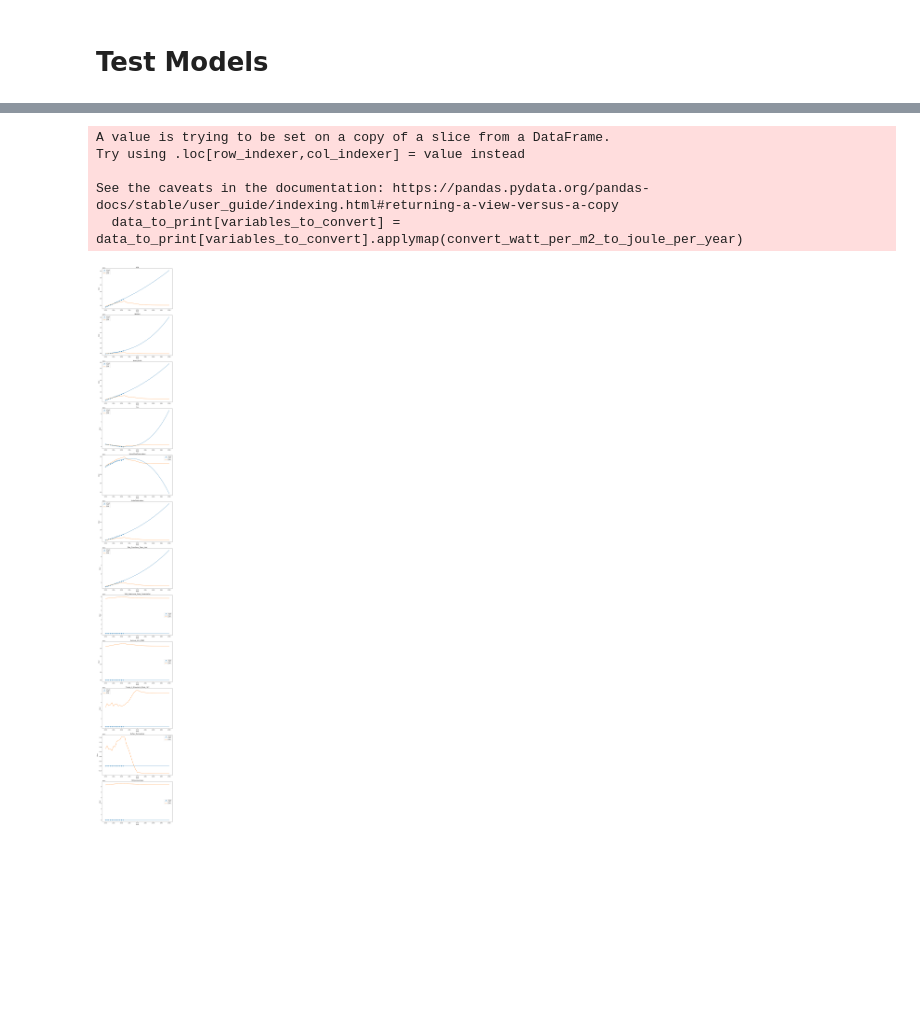
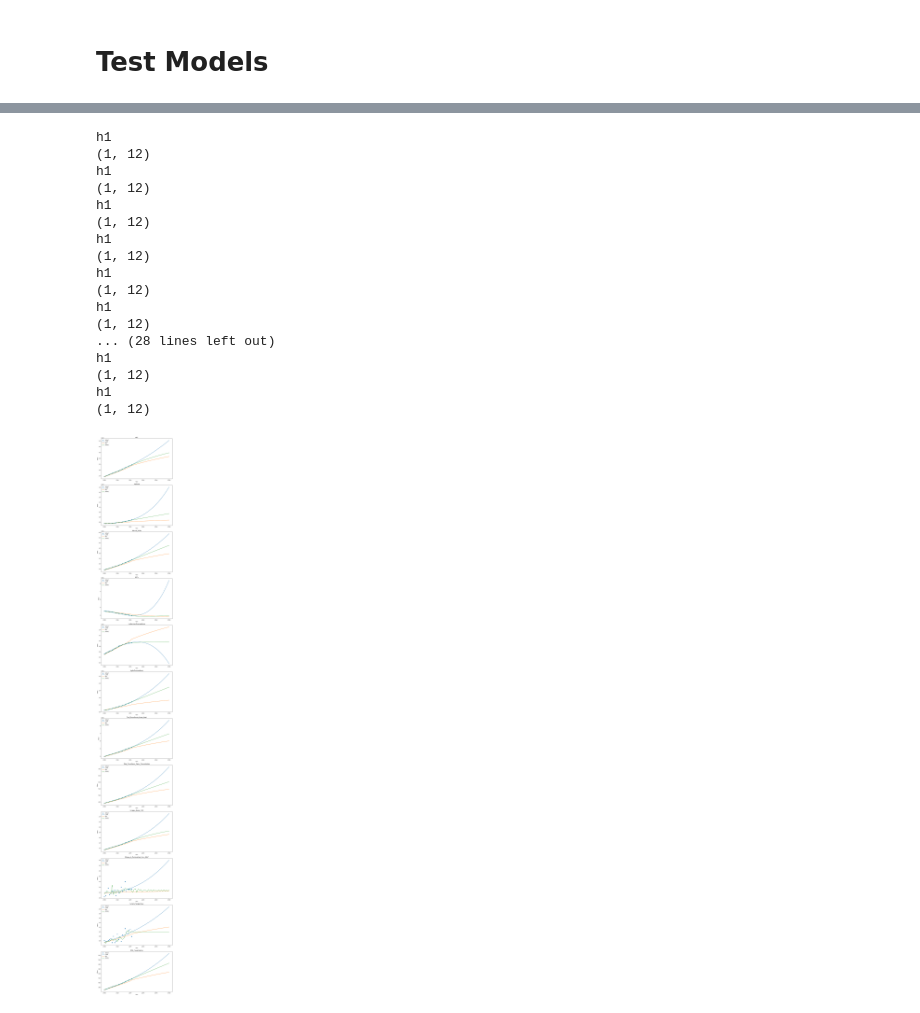
Before and after one commit to anti-integral/ClimateChangePrediction, a Jupyter notebook: training_models.ipynb, the cells around one changed output, grey strips where cells are left out. Cells and saved outputs as stored; diff of their text form; code cells hidden in the pictures; blank space fills up the shorter version.

```diff
--- a/training_models.ipynb
+++ b/training_models.ipynb
@@ -246,12 +448,12 @@ model_lsrm = create_lsrm(loaded_coefficients)
 # %% [markdown]
 # Test Models
 # %%
-start_year = 2010
+start_year = 2000
 end_year = 2051
 lsrm_predictions = []
 lstm_predictions = []
 for year in range(start_year, end_year):
     lsrm_predictions.append(model_lsrm.predict(year))
-    lstm_predictions.append(lstm_prediction(year, model_lstm, 1))
+    lstm_predictions.append(prediction(year, model_lstm, scaler, data, 1))
 # %% [output]
 h1
@@ -274,30 +476,57 @@ h1
+# %%
+start_year = 2000
+end_year = 2051
+mlp_predictions = []
+for year in range(start_year, end_year):
+    mlp_predictions.append(prediction(year, model_regr, scaler, data, 1))
+# %% [output]
+h1
+(1, 12)
+h1
+(1, 12)
+h1
+(1, 12)
+h1
+(1, 12)
+h1
+(1, 12)
+h1
+(1, 12)
+... (28 lines left out)
+h1
+(1, 12)
+h1
+(1, 12)
 # %%
 df_lsrm = pd.DataFrame(lsrm_predictions, columns=train_variables)
 df_lstm = pd.DataFrame(lstm_predictions, columns=target_variables)
 
 df_lsrm[variables_to_convert] = df_lsrm[variables_to_convert].applymap(convert_watt_per_m2_to_joule_per_year)
 df_lstm[target_variables] = df_lstm[target_variables].applymap(convert_watt_per_m2_to_joule_per_year)
+# %%
+# mlp_predictions
+df_mlp = pd.DataFrame(mlp_predictions, columns=train_variables)
+df_mlp[variables_to_convert] = df_mlp[variables_to_convert].applymap(convert_watt_per_m2_to_joule_per_year)
+# %%
+df_arima = predict_arima(data, target_variables, start_year, end_year)
+# df_arima[variables_to_convert] = df_arima[variables_to_convert].applymap(convert_watt_per_m2_to_joule_per_year)
 # %%
 # Plot actual vs predicted for each target variable
 fig, axes = plt.subplots(len(target_variables), 1, figsize=(10, 6 * len(target_variables)))
 years = [year for year in range(start_year, end_year)]
-data_to_print = df.loc[df['Year']>=start_year]
+data_to_print = data.loc[data['Year']>=start_year]
 data_to_print[variables_to_convert] = data_to_print[variables_to_convert].applymap(convert_watt_per_m2_to_joule_per_year)
 for i, target_variable in enumerate(target_variables):
     axes[i].scatter(data_to_print['Year'], data_to_print[target_variable], label='Actual', marker='o')
     axes[i].plot(years, df_lsrm[target_variable], label='LSRM')
-    axes[i].plot(years, df_lstm[target_variable], label='LSTM')
+    axes[i].plot(years, df_mlp[target_variable], label='MLP')
+    axes[i].plot(years, df_arima[target_variable], label='ARIMA')
     axes[i].set_title(target_variable)
     axes[i].set_xlabel('Time')
     axes[i].set_ylabel('Value')
     axes[i].legend()
 
 plt.tight_layout()
 plt.show()
 # %% [output]
-A value is trying to be set on a copy of a slice from a DataFrame.
-Try using .loc[row_indexer,col_indexer] = value instead
-
-See the caveats in the documentation: https://pandas.pydata.org/pandas-docs/stable/user_guide/indexing.html#returning-a-view-versus-a-copy
-  data_to_print[variables_to_convert] = data_to_print[variables_to_convert].applymap(convert_watt_per_m2_to_joule_per_year)
-[figure, old version]
+[figure, new version]
```
Also changed, not shown: parts of 46 cells of this notebook, 3 other files.
